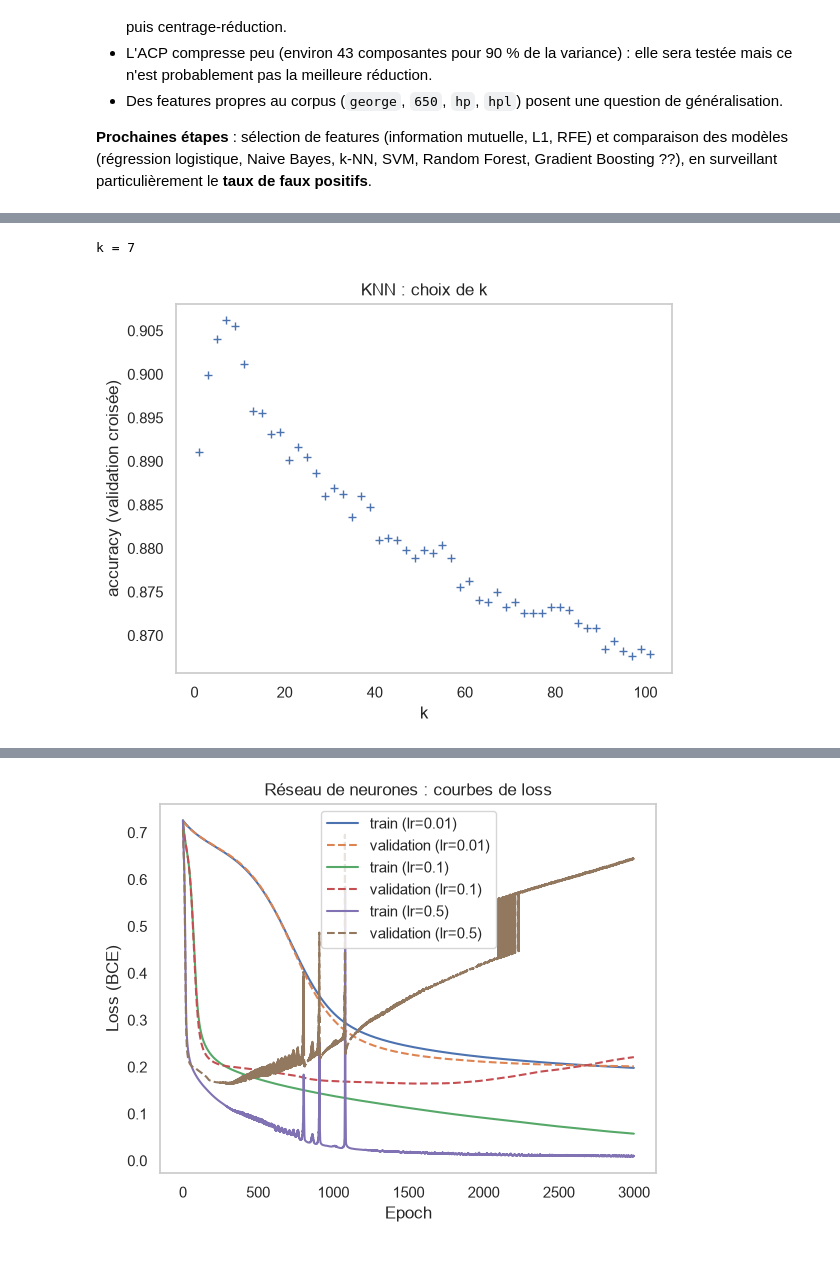
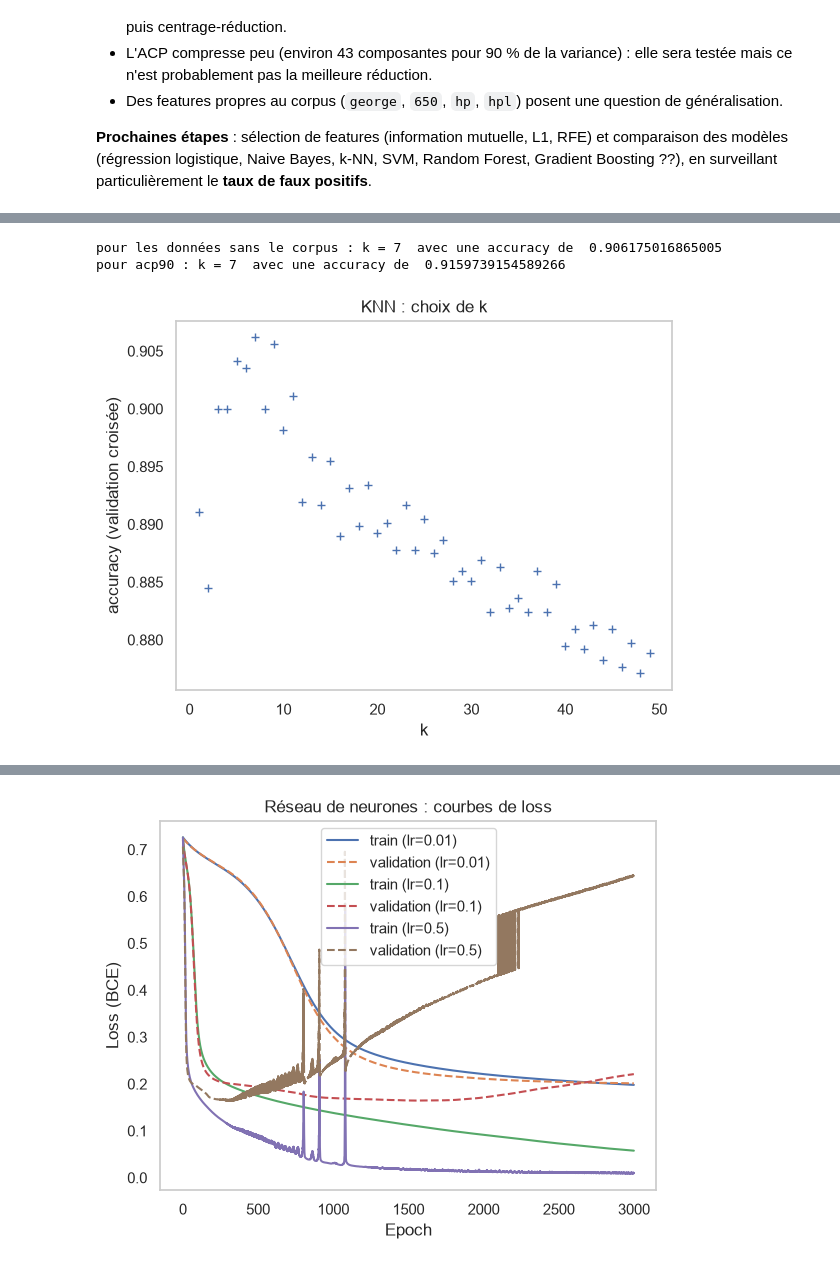
Before and after one commit to PierreGUTTIEREZ/Project_Machine-Learning_Semester-1, a Jupyter notebook: spambase.ipynb, the cells around one changed output, grey strips where cells are left out. Cells and saved outputs as stored; diff of their text form; code cells hidden in the pictures.

```diff
--- a/spambase.ipynb
+++ b/spambase.ipynb
@@ -290,3 +295,4 @@ sans_corpus  train (3368, 53)  test (842, 53)
 # %%
 # Données utilisées pour tous les modèles : sans les features propres au corpus
 Xtr, Xte, ytr, yte, _ = datasets["sans_corpus"]
+Xtr2, Xte2, ytr2, yte2, _ = datasets["acp90"]
@@ -293,14 +304,17 @@ Xtr, Xte, ytr, yte, _ = datasets["sans_corpus"]
 # %%
 # Choix de k pour le KNN (validation croisée sur le train)
-best_k, ks, scores = mw.choose_k_knn(Xtr, ytr, range(1, 102, 2))
-print("k =", best_k)
+best_k, ks, scores = mw.choose_k_knn(Xtr, ytr, range(1, 50))
+print("pour les données sans le corpus : k =", best_k, " avec une accuracy de ", scores[best_k - 1])
+best_k2, ks2, scores2 = mw.choose_k_knn(Xtr2, ytr2, range(1, 50))
+print("pour acp90 : k =", best_k2, " avec une accuracy de ", scores2[best_k2 - 1])
 
 plt.plot(ks, scores, "+")
 plt.xlabel("k")
 plt.ylabel("accuracy (validation croisée)")
 plt.title("KNN : choix de k")
 plt.grid()
 plt.show()
 # %% [output]
-k = 7
+pour les données sans le corpus : k = 7  avec une accuracy de  0.906175016865005
+pour acp90 : k = 7  avec une accuracy de  0.9159739154589266
-[figure, old version]
+[figure, new version]
```
Also changed, not shown: parts of 12 cells of this notebook.
